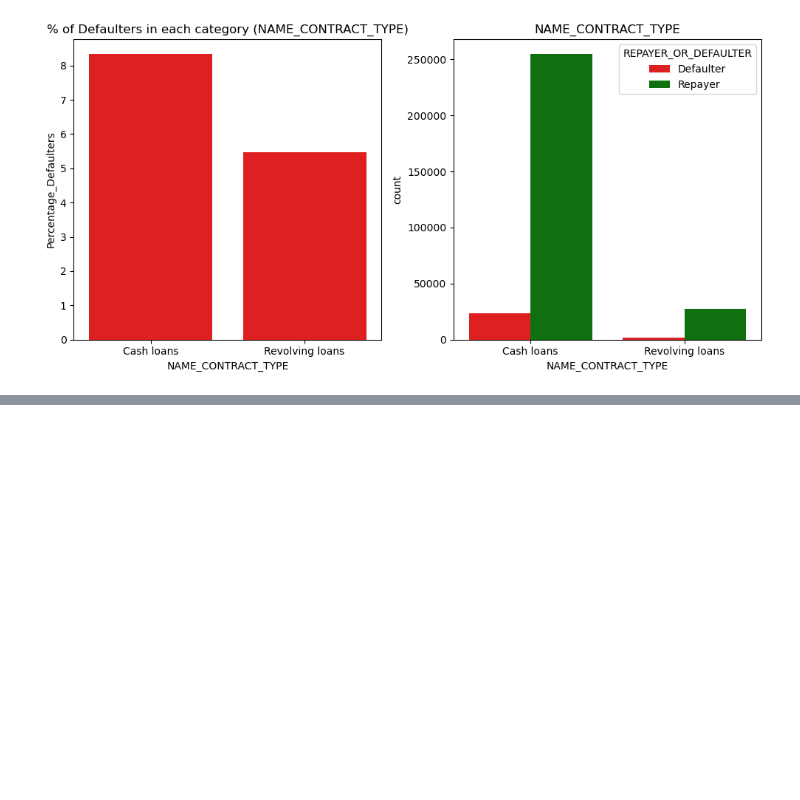
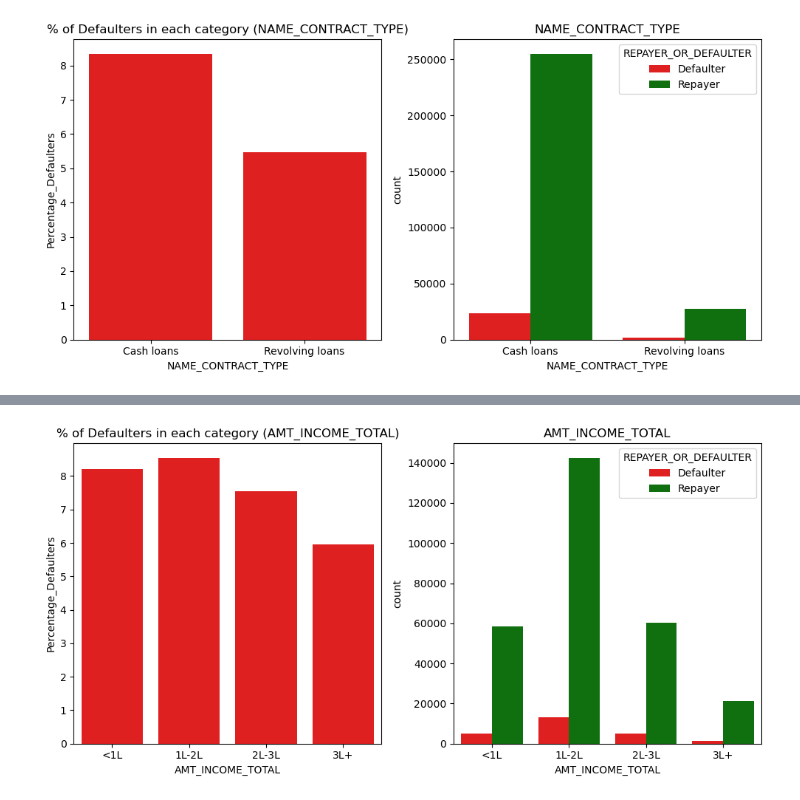
Before and after one commit to Punya-B-R/loan-approval-risk-analysis, a Jupyter notebook: Bank-Loan.ipynb, the cells around one changed output, grey strips where cells are left out. Drawn from its saved outputs; the diff is of its cells as text; code cells hidden in the pictures; blank space fills up the shorter version.

Commit message:
Univariate Ananlysis ending

```diff
--- a/Bank-Loan.ipynb
+++ b/Bank-Loan.ipynb
@@ -336,0 +337,5 @@ app_univariate_categorical('CNT_CHILDREN')
+# %%
+app['AMT_INCOME_TOTAL'] = pd.cut(app['AMT_INCOME_TOTAL'], [0, 100000, 200000, 300000, 9999999999], labels=['<1L', '1L-2L', '2L-3L', '3L+'])
+app_univariate_categorical('AMT_INCOME_TOTAL')
+# %% [output]
+[figure, added]
```
Also changed, not shown: parts of 21 cells of this notebook.
